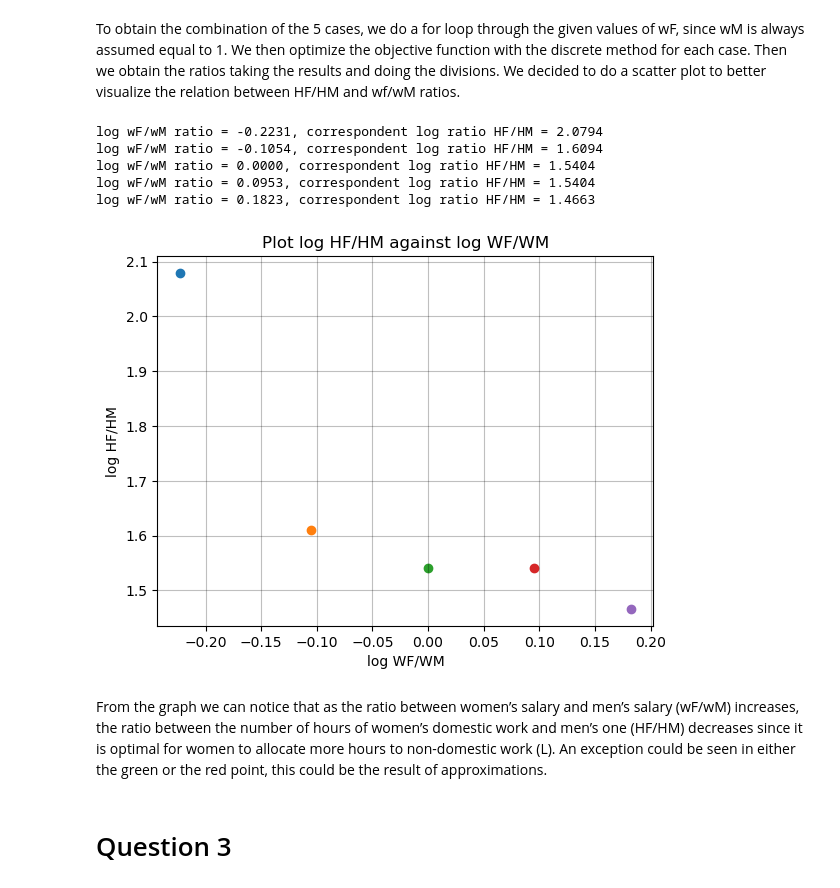
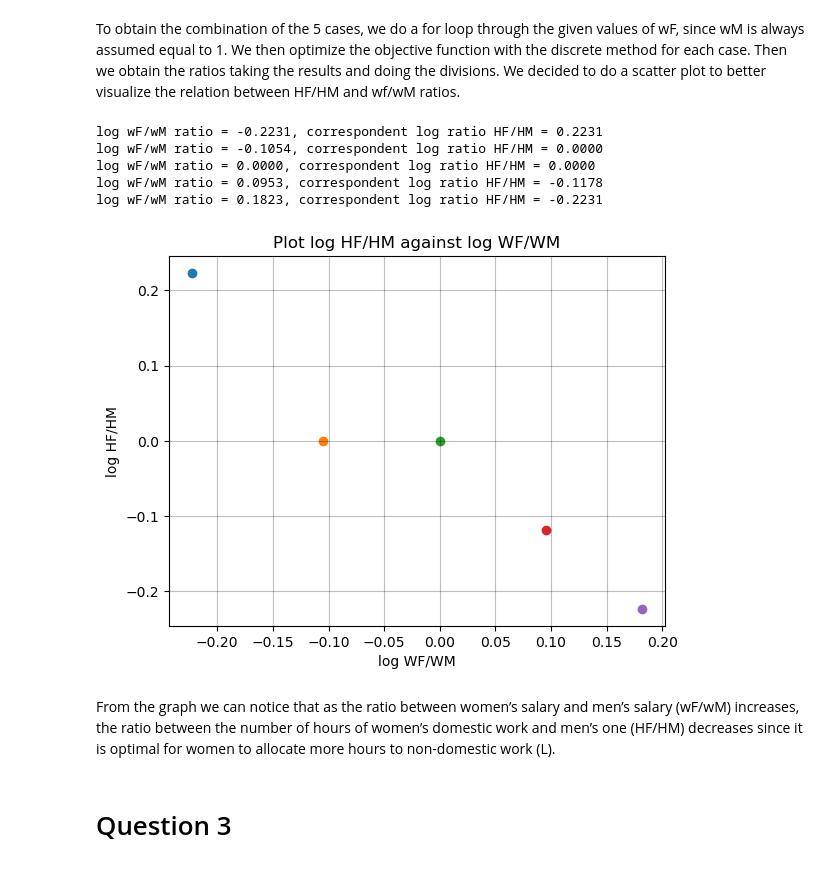
Before and after one commit to NumEconCopenhagen/projects-2023-virginia-rebecca, a Jupyter notebook: inauguralproject/inauguralproject.ipynb, the cells around one changed output. Saved outputs shown, nothing was run; the diff lists cells and outputs as text; code cells hidden in the pictures.

```diff
--- a/inauguralproject/inauguralproject.ipynb
+++ b/inauguralproject/inauguralproject.ipynb
@@ -80,44 +79,46 @@ Since alpha is the parameter for women productivity in home labour and sigma is
 # %% [markdown]
 To obtain the combination of the 5 cases, we do a for loop through the given values of wF, since wM is always assumed equal to 1. We then optimize the objective function with the discrete method for each case. Then we obtain the ratios taking the results and doing the divisions. We decided to do a scatter plot to better visualize the relation between HF/HM and wf/wM ratios.
 # %%
+model2 = HouseholdSpecializationModelClass()
+
 # Create the figure
 
 fig, ax = plt.subplots()
 
 # Loop through the values of given wF
 for wF in [0.8, 0.9, 1, 1.1, 1.2]:
 
   # Set the parameter wF in the class to the corrispondent value of the loop
-  model.par.wF = wF
+  model2.par.wF = wF
 
   # Solve the model discretely
-  results_discrete2= model.solve_discrete()
+  results_discrete2= model2.solve_discrete()
 
   # Calculate the log of HF/HM ratio
   ratioH_discrete2=np.log(results_discrete2.HF/results_discrete2.HM)
 
 
   # Calculate the log of wF/wM ratio
-  ratioW=np.log(wF/model.par.wM)
+  ratioW=np.log(wF/model2.par.wM)
 
 
   # Print results
   print(f'log wF/wM ratio = {ratioW:.4f}, correspondent log ratio HF/HM = {ratioH_discrete2:.4f}')
 
   # Create the scatter plot with the logs of the two ratios
   ax.scatter(ratioW, ratioH_discrete2)
   ax.set_title('Plot log HF/HM against log WF/WM')
   ax.set_xlabel('log WF/WM')
   ax.set_ylabel('log HF/HM');
 # %% [output]
-log wF/wM ratio = -0.2231, correspondent log ratio HF/HM = 2.0794
-log wF/wM ratio = -0.1054, correspondent log ratio HF/HM = 1.6094
-log wF/wM ratio = 0.0000, correspondent log ratio HF/HM = 1.5404
-log wF/wM ratio = 0.0953, correspondent log ratio HF/HM = 1.5404
-log wF/wM ratio = 0.1823, correspondent log ratio HF/HM = 1.4663
+log wF/wM ratio = -0.2231, correspondent log ratio HF/HM = 0.2231
+log wF/wM ratio = -0.1054, correspondent log ratio HF/HM = 0.0000
+log wF/wM ratio = 0.0000, correspondent log ratio HF/HM = 0.0000
+log wF/wM ratio = 0.0953, correspondent log ratio HF/HM = -0.1178
+log wF/wM ratio = 0.1823, correspondent log ratio HF/HM = -0.2231
-[figure, old version]
+[figure, new version]
 # %% [markdown]
-From the graph we can notice that as the ratio between women’s salary and men’s salary (wF/wM) increases, the ratio between the number of hours of women’s domestic work and men’s one (HF/HM) decreases since it is optimal for women to allocate more hours to non-domestic work (L). An exception could be seen in either the green or the red point, this could be the result of approximations.
+From the graph we can notice that as the ratio between women’s salary and men’s salary (wF/wM) increases, the ratio between the number of hours of women’s domestic work and men’s one (HF/HM) decreases since it is optimal for women to allocate more hours to non-domestic work (L).
 # %% [markdown]
 # Question 3
 # %% [markdown]
```
Also changed, not shown: parts of 10 cells of this notebook, 3 other files.
